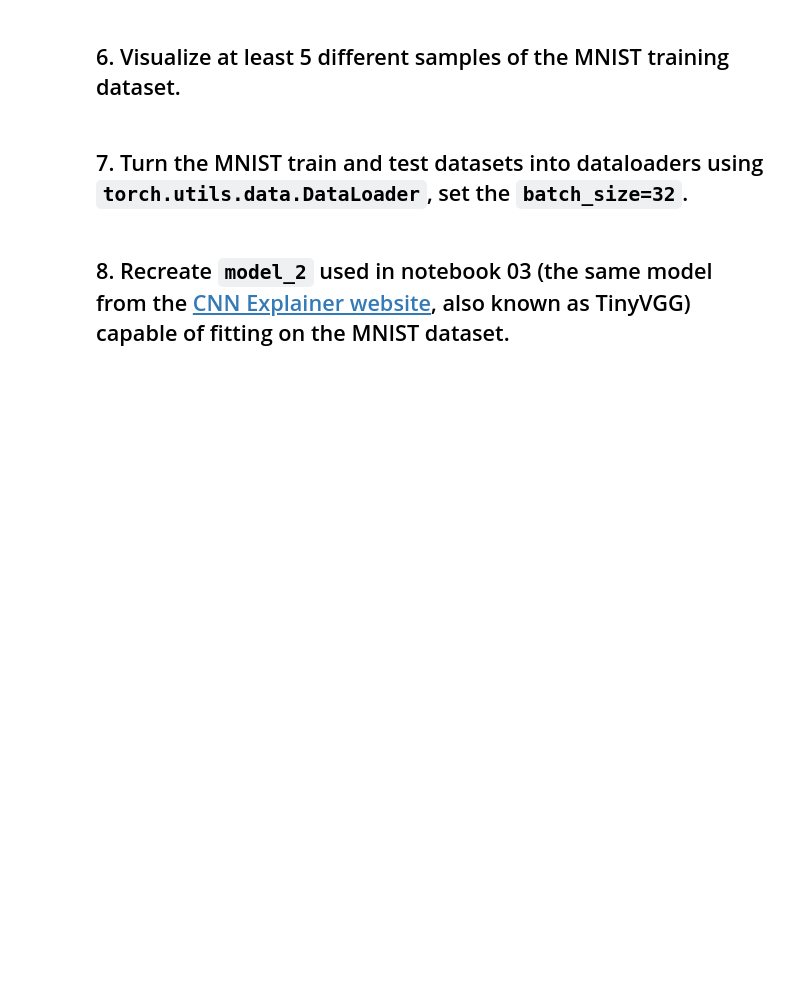
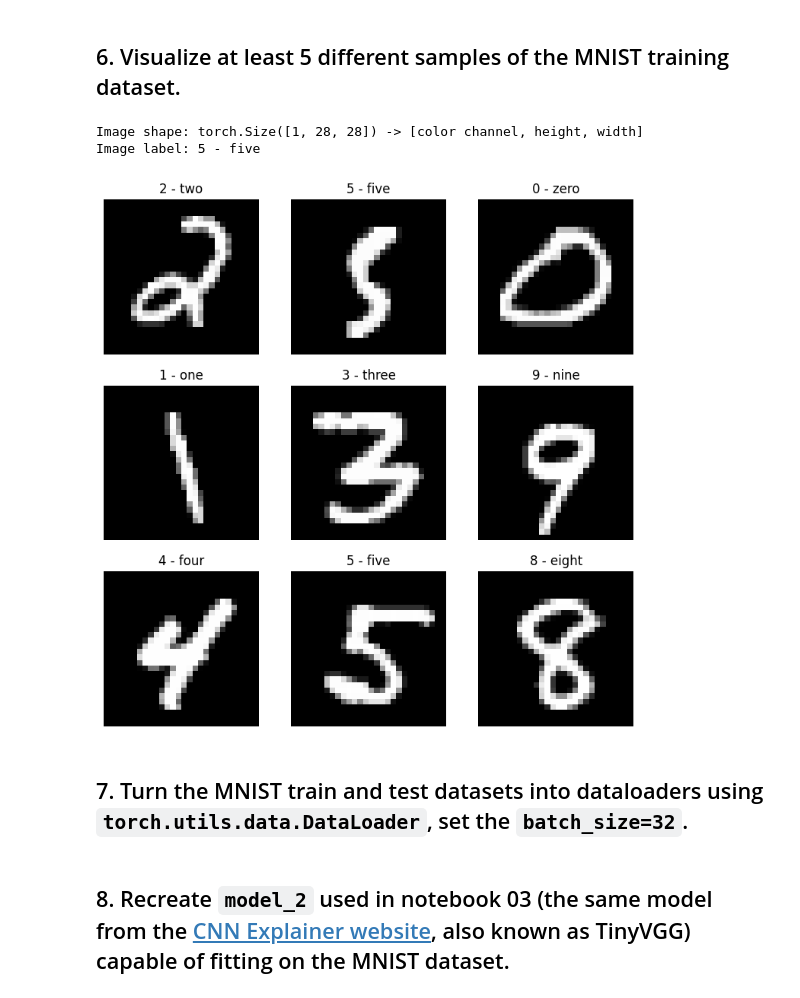
Before and after one commit to aRod209/pytorch-for-deep-learning, a Jupyter notebook: exercises/03_pytorch_computer_vision_exercises.ipynb, the cells around one changed output. Saved outputs shown, nothing was run; the diff lists cells and outputs as text; code cells hidden in the pictures; blank space fills up the shorter version.

Commit message:
Visualize train data

```diff
--- a/exercises/03_pytorch_computer_vision_exercises.ipynb
+++ b/exercises/03_pytorch_computer_vision_exercises.ipynb
@@ -133,5 +146,30 @@ Transform: ToTensor()
 # %% [markdown]
 ## 6. Visualize at least 5 different samples of the MNIST training dataset.
+# %%
+image, label = train_data[0]
+print(f'Image shape: {image.shape} -> [color channel, height, width]')
+print(f'Image label: {train_data.classes[label]}')
+# %% [output]
+Image shape: torch.Size([1, 28, 28]) -> [color channel, height, width]
+Image label: 5 - five
+# %%
+# Import matplotlib for visualizations
+import matplotlib.pyplot as plt
+
+torch.manual_seed(7)
+
+fig = plt.figure(figsize=(9,9))
+rows, cols = 3, 3
+
+for i in range(1, rows*cols+1):
+  random_idx = torch.randint(0, len(train_data), size=(1,)).item()
+  image, label = train_data[random_idx]
+  fig.add_subplot(rows, cols, i)
+  plt.imshow(image.squeeze(), cmap='gray')
+  plt.title(train_data.classes[label])
+  plt.axis(False)
+# %% [output]
+[figure, added]
 # %% [markdown]
 ## 7. Turn the MNIST train and test datasets into dataloaders using `torch.utils.data.DataLoader`, set the `batch_size=32`.
 # %% [markdown]
```
Also changed, not shown: parts of 1 cell of this notebook.
